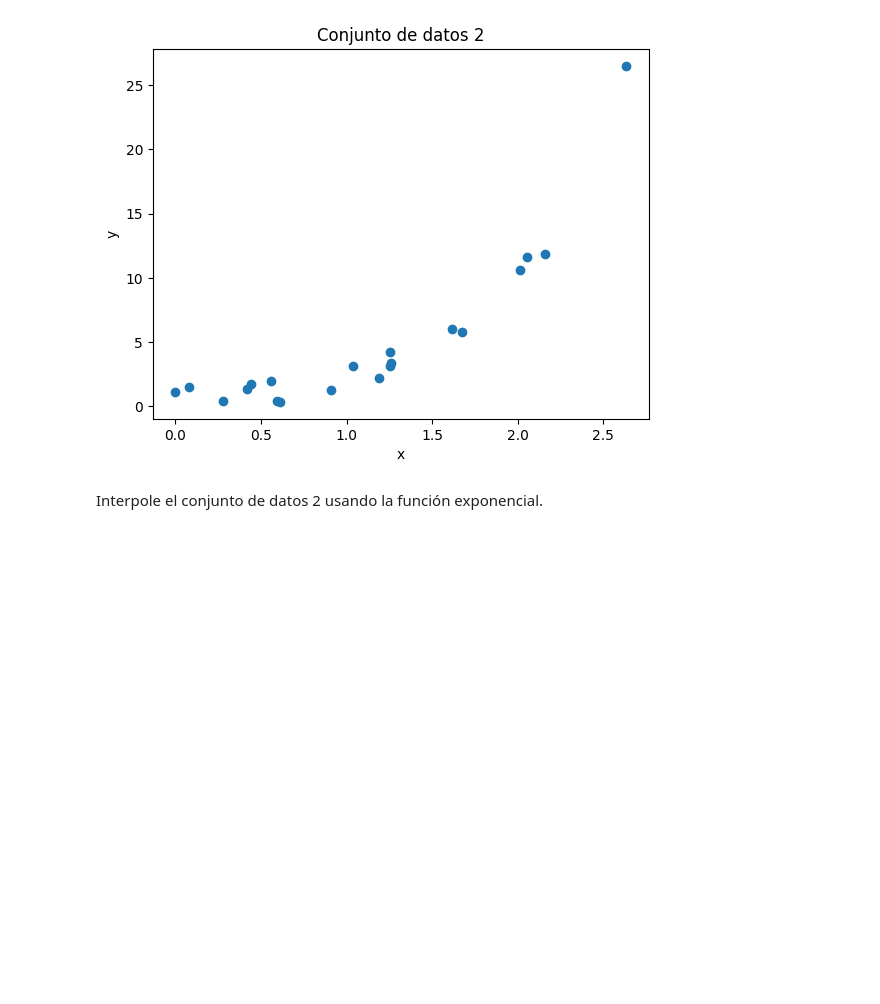
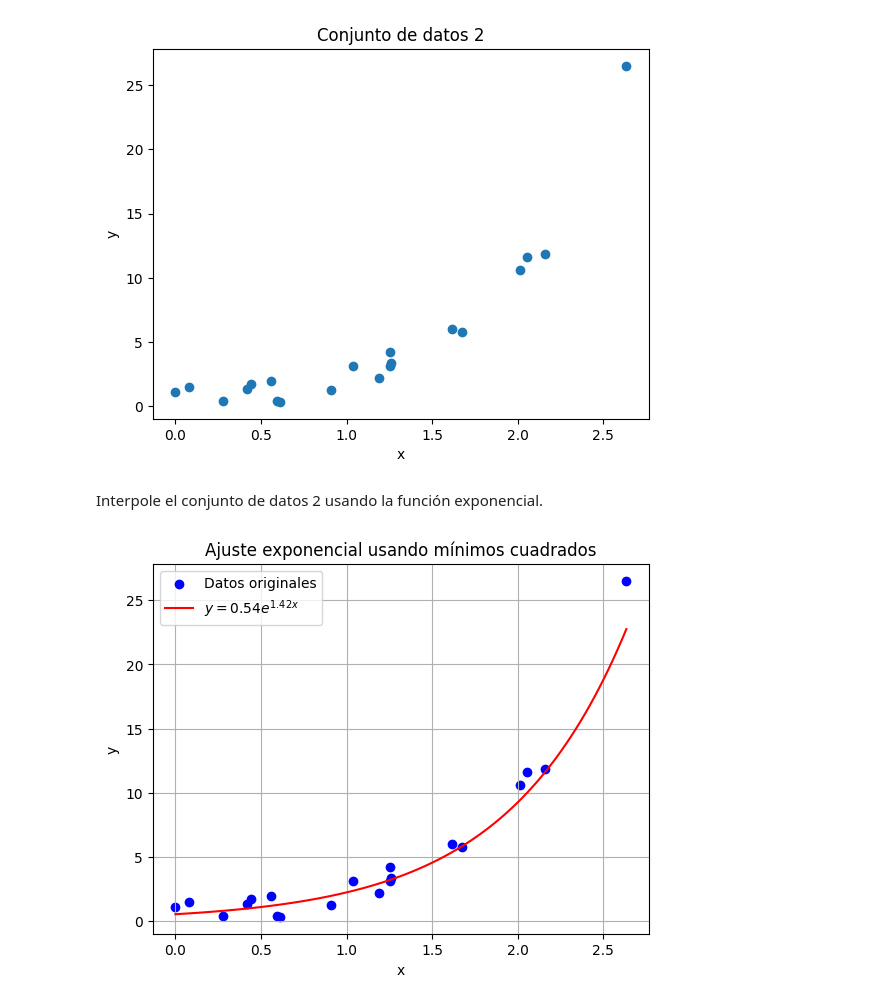
Before and after one commit to DavidME1604/MN-24B-Prueba2, a Jupyter notebook: min_cuadrados.ipynb, the cells around one changed output. Cells and saved outputs as stored; diff of their text form; code cells hidden in the pictures; blank space fills up the shorter version.

```diff
--- a/min_cuadrados.ipynb
+++ b/min_cuadrados.ipynb
@@ -236,3 +313,84 @@ plt.show()
 [figure]
 # %% [markdown]
 Interpole el conjunto de datos 2 usando la función exponencial.
+# %%
+import numpy as np
+import matplotlib.pyplot as plt
+
+def der_parcial_ln_1(xs: list, ys_ln: list) -> tuple[float, float, float]:
+    """
+    Derivada parcial de la suma de errores con respecto al parámetro a (pendiente).
+    Basado en el modelo transformado: Y = B + a * x.
+
+    ## Parameters
+
+    ``xs``: lista de valores de x.
+
+    ``ys_ln``: lista de valores ln(y).
+
+    ## Return
+
+    ``c_1``: coeficiente del parámetro a.
+
+    ``c_0``: coeficiente del parámetro B.
+
+    ``c_ind``: término independiente.
+    """
+    # Coeficientes
+    c_1 = sum(x ** 2 for x in xs)  # Coeficiente asociado a a
+    c_0 = sum(xs)                  # Coeficiente asociado a B
+    c_ind = sum(x * y_ln for x, y_ln in zip(xs, ys_ln))  # Término independiente
+
+    return (c_1, c_0, c_ind)
+
+
+def der_parcial_ln_0(xs: list, ys_ln: list) -> tuple[float, float, float]:
+    """
+    Derivada parcial de la suma de errores con respecto al parámetro B (intercepto).
+    Basado en el modelo transformado: Y = B + a * x.
+
+    ## Parameters
+
+    ``xs``: lista de valores de x.
+
+    ``ys_ln``: lista de valores ln(y).
+
+    ## Return
+
+    ``c_1``: coeficiente del parámetro a.
+
+    ``c_0``: coeficiente del parámetro B.
+
+    ``c_ind``: término independiente.
+    """
+    # Coeficientes
+    c_1 = sum(xs)                  # Coeficiente asociado a a
+    c_0 = len(xs)                  # Coeficiente asociado a B
+    c_ind = sum(ys_ln)             # Término independiente
+
+    return (c_1, c_0, c_ind)
+
+# Transformar los valores de y mediante ln
+ys_ln = np.log(ys2)
+
+# Ajustar los parámetros utilizando las derivadas parciales
+a, ln_A = ajustar_min_cuadrados(xs2, ys_ln, gradiente=[der_parcial_ln_1, der_parcial_ln_0])
+
+# Convertir ln(A) a A
+A = np.exp(ln_A)
+
+# Generar datos para la curva ajustada
+x = np.linspace(min(xs2), max(xs2), 100)
+y = [A * np.exp(a * xi) for xi in x]
+
+# Graficar los datos originales y la curva ajustada
+plt.scatter(xs2, ys2, label="Datos originales", color="blue")
+plt.plot(x, y, color="red", label=f"$y = {A:.2f}e^{{{a:.2f}x}}$")
+plt.xlabel("x")
+plt.ylabel("y")
+plt.title("Ajuste exponencial usando mínimos cuadrados")
+plt.legend()
+plt.grid(True)
+plt.show()
+# %% [output]
+[figure, added]
```
Also changed, not shown: parts of 5 cells of this notebook, 2 other files.
